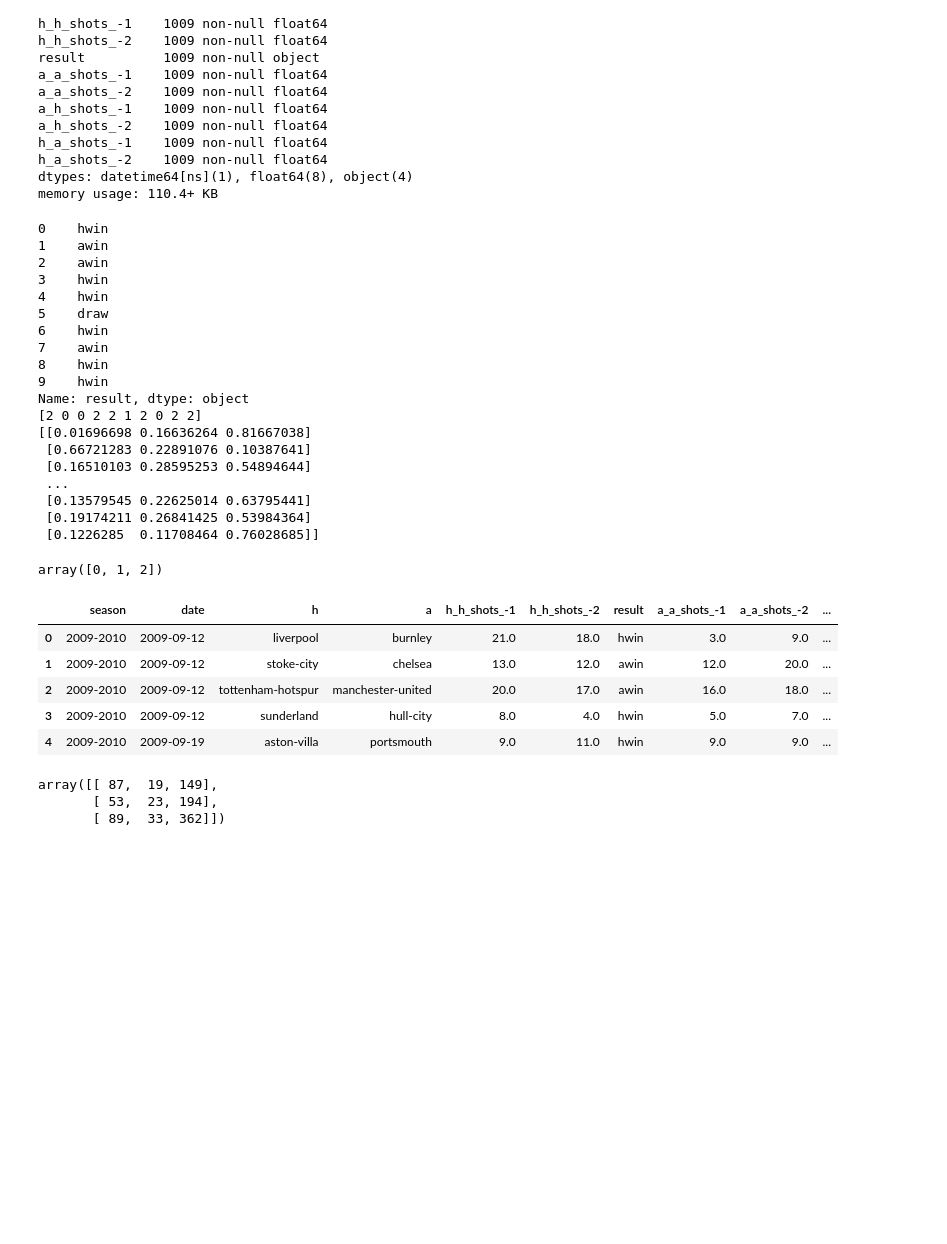
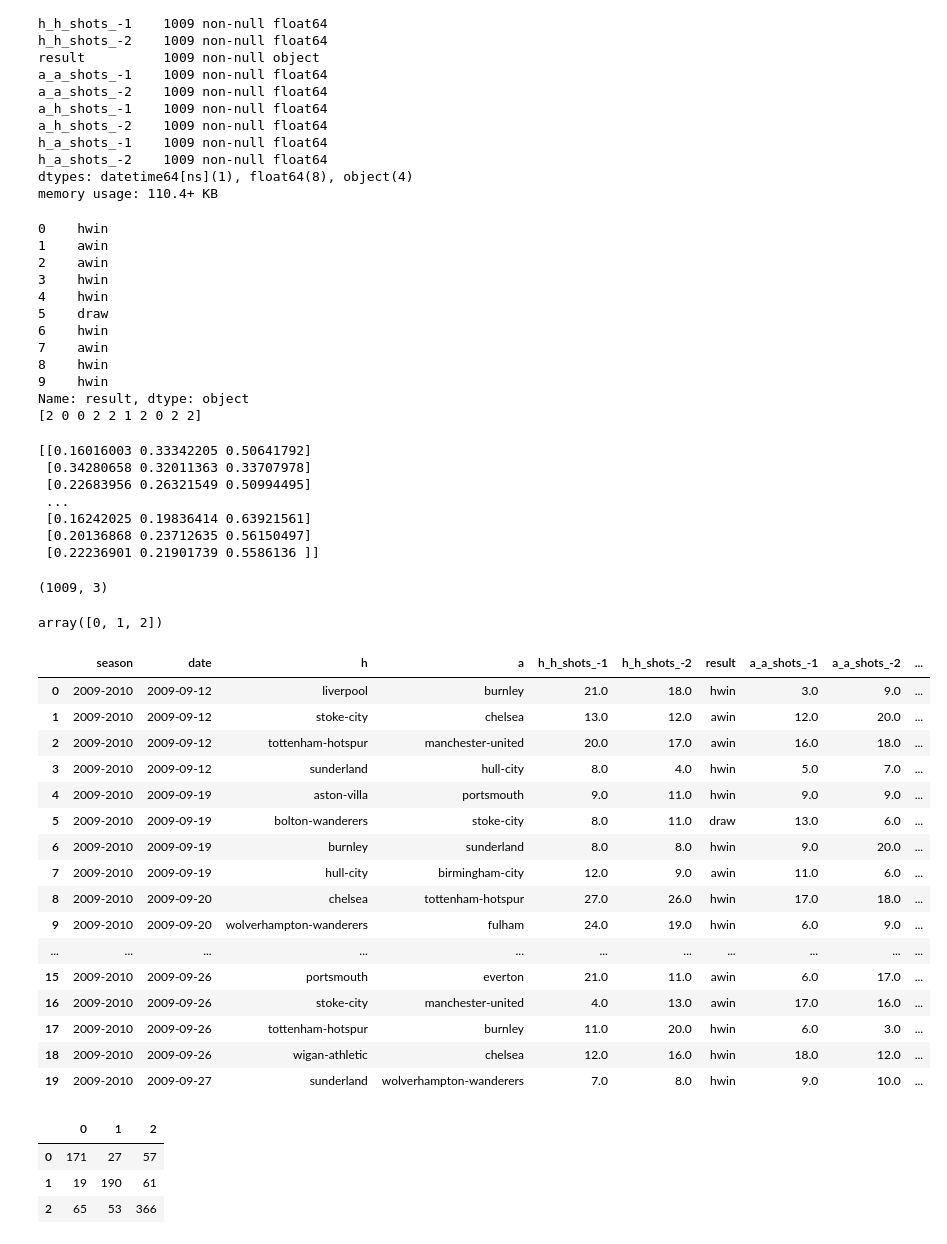
Before and after one commit to DMacGillivray/soccer-predictions, a Jupyter notebook: notebooks/003.02 Features - Stack and try Modeling.ipynb, the cells around one changed output. Saved outputs shown, nothing was run; the diff lists cells and outputs as text; code cells hidden in the pictures; blank space fills up the shorter version.

```diff
--- a/notebooks/003.02 Features - Stack and try Modeling.ipynb
+++ b/notebooks/003.02 Features - Stack and try Modeling.ipynb
@@ -136,11 +174,15 @@ y_str = X.pop('result')
 print(y_str[0:10])
 
 from sklearn.preprocessing import LabelEncoder
+from skoot.preprocessing import SelectiveMinMaxScaler
 #from sklearn.utils.multiclass import type_of_target
-from sklearn.naive_bayes import GaussianNB
+from sklearn.naive_bayes import GaussianNB, MultinomialNB, ComplementNB
+from sklearn.linear_model import LogisticRegression, SGDClassifier
+from sklearn.svm import SVC, LinearSVC, NuSVC
 from sklearn.model_selection import cross_val_score
 from sklearn.model_selection import cross_val_predict
 from sklearn.model_selection import StratifiedKFold
+from sklearn.pipeline import Pipeline
 
 label_encoder = LabelEncoder()
 
@@ -154,9 +196,20 @@ print(y[0:10])
 # awin    0.260526
 # Name: result, dty
 
-naive_bayes = GaussianNB(priors=[0.260526, 0.263158, 0.476316])
+model = GaussianNB(priors=[0.29, 0.26, 0.45])
+model = MultinomialNB(class_prior=[0.29, 0.26, 0.45])
+model = ComplementNB(class_prior=[0.29, 0.26, 0.45])
+model = LogisticRegression(class_weight='balanced')
+model = SGDClassifier(loss='log', class_weight='balanced')
+model = SVC(probability=True, class_weight='balanced', C=100)
 
-proba = cross_val_predict(naive_bayes, X, y, cv=skf, method='predict_proba')
+pipe = Pipeline([('scaler', SelectiveMinMaxScaler()),
+                ('model', model)])
+
+
+
+
+proba = cross_val_predict(pipe, X, y, cv=skf, method='predict_proba')
 
 print(proba)
 # %% [output]
@@ -172,38 +225,54 @@ print(proba)
 9    hwin
 Name: result, dtype: object
 [2 0 0 2 2 1 2 0 2 2]
-[[0.01696698 0.16636264 0.81667038]
- [0.66721283 0.22891076 0.10387641]
- [0.16510103 0.28595253 0.54894644]
- ...
- [0.13579545 0.22625014 0.63795441]
- [0.19174211 0.26841425 0.53984364]
- [0.1226285  0.11708464 0.76028685]]
+[[0.16016003 0.33342205 0.50641792]
+ [0.34280658 0.32011363 0.33707978]
+ [0.22683956 0.26321549 0.50994495]
+ ...
+ [0.16242025 0.19836414 0.63921561]
+ [0.20136868 0.23712635 0.56150497]
+ [0.22236901 0.21901739 0.5586136 ]]
+# %%
+proba.shape
+# %% [output]
+(1009, 3)
 # %%
-naive_bayes.fit(X, y)
-proba = naive_bayes.predict_proba(X)
-classes = naive_bayes.classes_
+model.fit(X, y)
+proba = model.predict_proba(X)
+classes = model.classes_
 classes
 # %% [output]
 array([0, 1, 2])
 # %%
 cols = ['awin', 'draw', 'hwin']
 probas = pd.DataFrame(proba, columns=cols)
 full_df = pd.concat([df, probas], axis=1)
 full_df['pred'] = full_df[cols].idxmax(axis=1)
-full_df.head()
+full_df.head(20)
 # %% [output]
 |  | season | date | h | a | h_h_shots_-1 | h_h_shots_-2 | result | a_a_shots_-1 | a_a_shots_-2 | ... |
 | 0 | 2009-2010 | 2009-09-12 | liverpool | burnley | 21.0 | 18.0 | hwin | 3.0 | 9.0 | ... |
 | 1 | 2009-2010 | 2009-09-12 | stoke-city | chelsea | 13.0 | 12.0 | awin | 12.0 | 20.0 | ... |
 | 2 | 2009-2010 | 2009-09-12 | tottenham-hotspur | manchester-united | 20.0 | 17.0 | awin | 16.0 | 18.0 | ... |
 | 3 | 2009-2010 | 2009-09-12 | sunderland | hull-city | 8.0 | 4.0 | hwin | 5.0 | 7.0 | ... |
 | 4 | 2009-2010 | 2009-09-19 | aston-villa | portsmouth | 9.0 | 11.0 | hwin | 9.0 | 9.0 | ... |
+| 5 | 2009-2010 | 2009-09-19 | bolton-wanderers | stoke-city | 8.0 | 11.0 | draw | 13.0 | 6.0 | ... |
+| 6 | 2009-2010 | 2009-09-19 | burnley | sunderland | 8.0 | 8.0 | hwin | 9.0 | 20.0 | ... |
+| 7 | 2009-2010 | 2009-09-19 | hull-city | birmingham-city | 12.0 | 9.0 | awin | 11.0 | 6.0 | ... |
+| 8 | 2009-2010 | 2009-09-20 | chelsea | tottenham-hotspur | 27.0 | 26.0 | hwin | 17.0 | 18.0 | ... |
+| 9 | 2009-2010 | 2009-09-20 | wolverhampton-wanderers | fulham | 24.0 | 19.0 | hwin | 6.0 | 9.0 | ... |
+| ... | ... | ... | ... | ... | ... | ... | ... | ... | ... | ... |
+| 15 | 2009-2010 | 2009-09-26 | portsmouth | everton | 21.0 | 11.0 | awin | 6.0 | 17.0 | ... |
+| 16 | 2009-2010 | 2009-09-26 | stoke-city | manchester-united | 4.0 | 13.0 | awin | 17.0 | 16.0 | ... |
+| 17 | 2009-2010 | 2009-09-26 | tottenham-hotspur | burnley | 11.0 | 20.0 | hwin | 6.0 | 3.0 | ... |
+| 18 | 2009-2010 | 2009-09-26 | wigan-athletic | chelsea | 12.0 | 16.0 | hwin | 18.0 | 12.0 | ... |
+| 19 | 2009-2010 | 2009-09-27 | sunderland | wolverhampton-wanderers | 7.0 | 8.0 | hwin | 9.0 | 10.0 | ... |
 # %%
 from sklearn.metrics import confusion_matrix
-cm = confusion_matrix(full_df['result'], full_df['pred'])
-cm
+df_cm = pd.DataFrame(confusion_matrix(full_df['result'], full_df['pred']))
+df_cm
 # %% [output]
-array([[ 87,  19, 149],
-       [ 53,  23, 194],
-       [ 89,  33, 362]])
+|  | 0 | 1 | 2 |
+| 0 | 171 | 27 | 57 |
+| 1 | 19 | 190 | 61 |
+| 2 | 65 | 53 | 366 |
```
Also changed, not shown: parts of 5 cells of this notebook, 6 other files.
